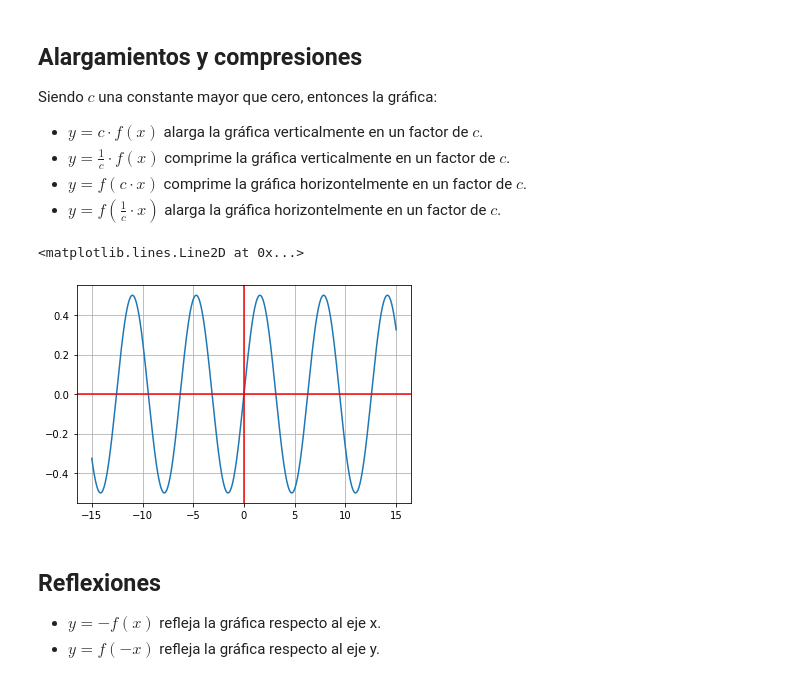
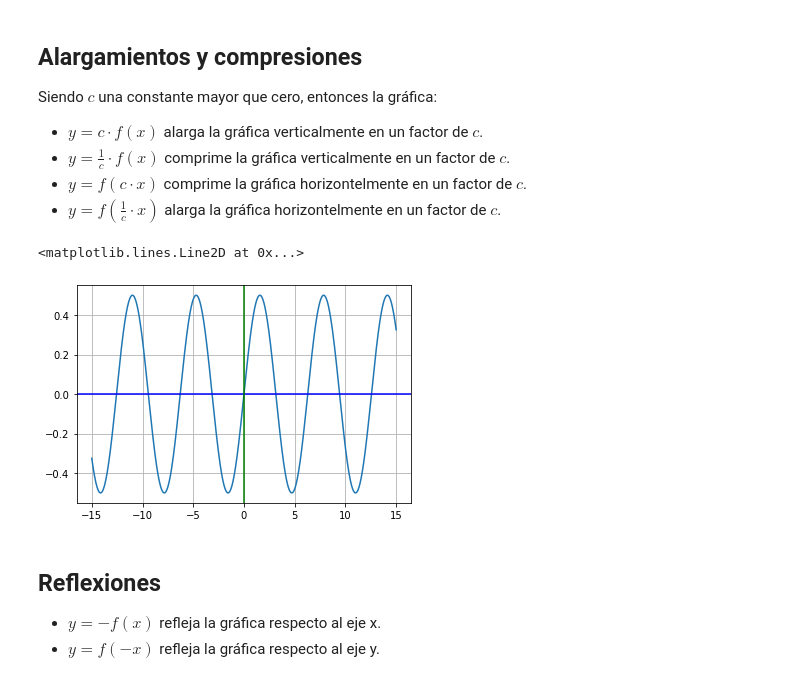
Before and after one commit to cristian-data-science/pythoncode, a Jupyter notebook: pythonMath/funciones/como_manipular_funciones__.ipynb, the cells around one changed output. Saved outputs shown, nothing was run; the diff lists cells and outputs as text; code cells hidden in the pictures.

```diff
--- a/pythonMath/funciones/como_manipular_funciones__.ipynb
+++ b/pythonMath/funciones/como_manipular_funciones__.ipynb
@@ -44,24 +44,24 @@ Siendo $c$ una constante mayor que cero, entonces la gráfica:
 # %%
 N = 1000
 
 def f(x):
   return np.sin(x);
 
 c = 2
 
 x = np.linspace(-15,15, num=N)
 
 y =  (1/2) *f(x)
 
 
 fig, ax = plt.subplots()
 ax.plot(x,y)
 ax.grid()
-ax.axhline(y=0, color='r')
-ax.axvline(x=0, color='r')
+ax.axhline(y=0, color='b')
+ax.axvline(x=0, color='g')
 # %% [output]
 <matplotlib.lines.Line2D at 0x...>
-[figure, old version]
+[figure, new version]
 # %% [markdown]
 ## Reflexiones
 
```
Also changed, not shown: 12 other files.
